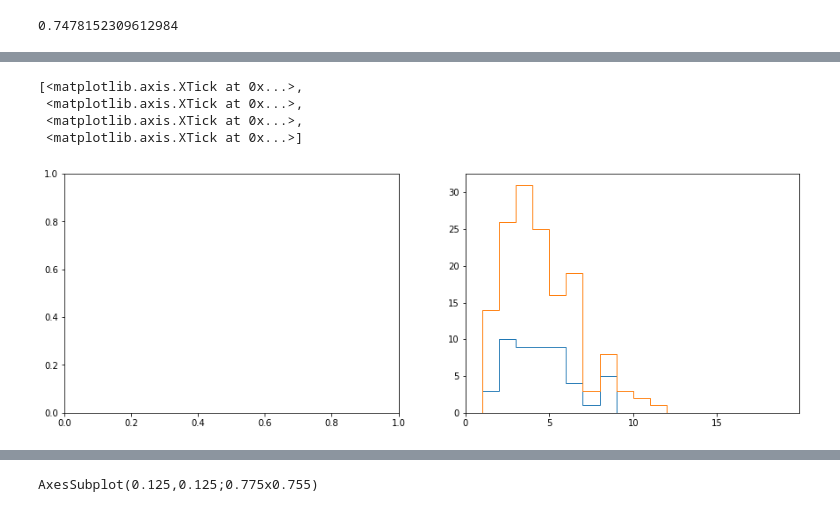
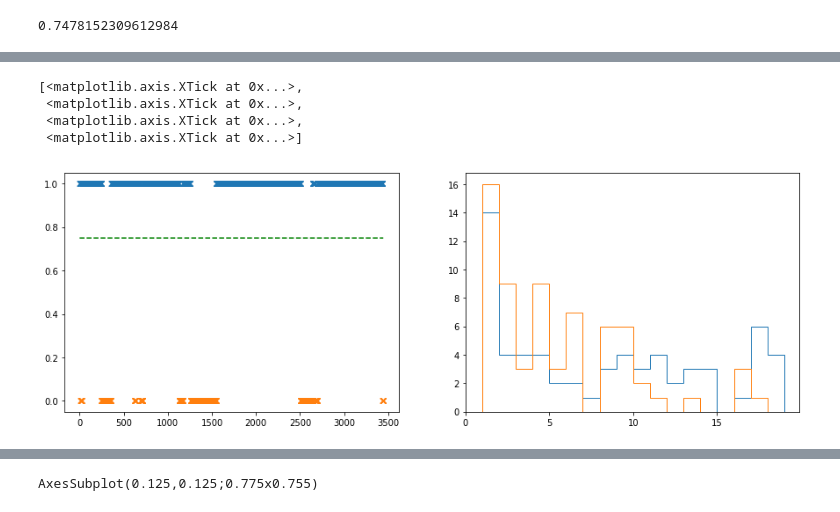
Before and after one commit to mccutcheonlab/lickmodel, a Jupyter notebook: notebooks/lickmodel.ipynb, the cells around one changed output, grey strips where cells are left out. Drawn from its saved outputs; the diff is of its cells as text; code cells hidden in the pictures.

Commit message:
got lick extraction working
and trying to make figures for comparing real data to modelled data

```diff
--- a/notebooks/lickmodel.ipynb
+++ b/notebooks/lickmodel.ipynb
@@ -19,7 +21,7 @@ System['PP'] = 0.75
 System['tau'] = 10
 System['licksinburst'] = 0
 # %%
-def update_func2(System, licks):
+def update_func(System, licks):
     pp = System['PP']
     tau = System['tau']
     x = System['licksinburst']
@@ -44,13 +46,15 @@ def update_func2(System, licks):
 licks = [0]
 
 for i in range(1, 1000):
-    update_func2(System, licks)
+    update_func(System, licks)
     # print(x, licks)
 
 # print(licks)
 print(np.mean([x-1 for x in licks if x>0]))
 # %% [output]
 0.7478152309612984
+# %%
+licks = test1_data_NR['IPP3.2']
 # %%
 # Create running average
 
@@ -84,23 +97,24 @@ burstlength2 = [len(x) for x in burstarray[1:] if x[0]==2]
 # %%
 f, ax = plt.subplots(figsize=(15,5), ncols=2)
 
-xy1 = [[i, x] for i, x in enumerate(licks) if x == 1]
-array2 = [[i, x] for i, x in enumerate(licks) if x == 2]
+x1 = [i for i, x in enumerate(licks) if x == 1]
+x2 = [i for i, x in enumerate(licks) if x == 2]
 
-#ax[0].plot(array1[0],array1[1], 'x')
-#ax[0].scatter(array2, 'o')
-#ax[0].plot(np.arange(0,1000),[System['PP']]*1000, 'g', linestyle='dashed')
-#ax.set_xlim([0,10])
-#ax[0].plot(licks_smooth)
+y1 = [1]*len(x1)
+y2 = [0]*len(x2)
+
+ax[0].plot(x1,y1, 'x')
+ax[0].plot(x2,y2, 'x')
+ax[0].plot(np.arange(0,len(licks)),[System['PP']]*len(licks), 'g', linestyle='dashed')
 
 
 bins = np.arange(1,20)
 ax[1].hist(burstlength1, bins=bins, histtype='step')
 ax[1].hist(burstlength2, bins=bins, histtype='step')
 ax[1].set_xticks([0, 5, 10, 15])
 # %% [output]
 [<matplotlib.axis.XTick at 0x...>,
  <matplotlib.axis.XTick at 0x...>,
  <matplotlib.axis.XTick at 0x...>,
  <matplotlib.axis.XTick at 0x...>]
-[figure, old version]
+[figure, new version]
```
Also changed, not shown: parts of 7 cells of this notebook, 4 other files.
